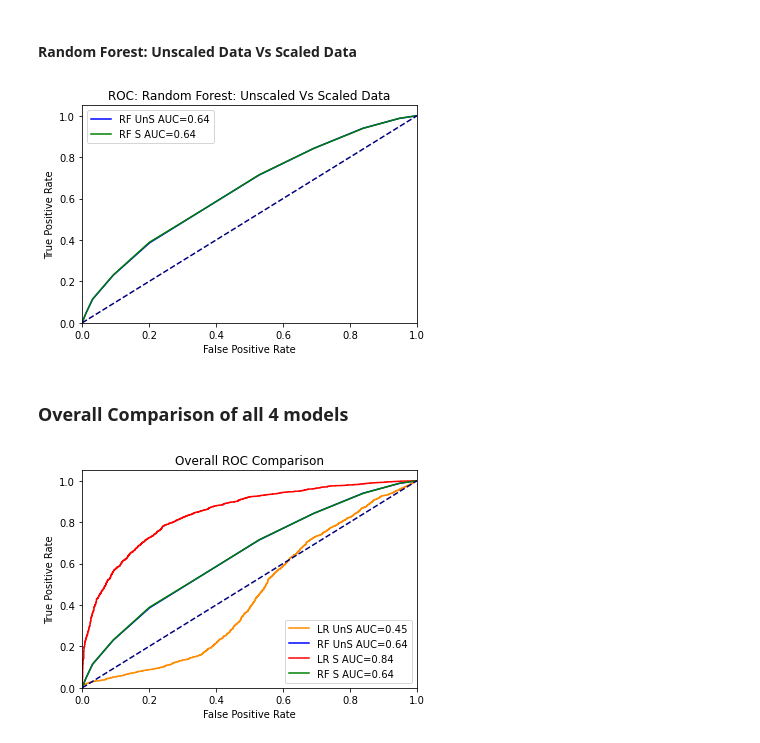
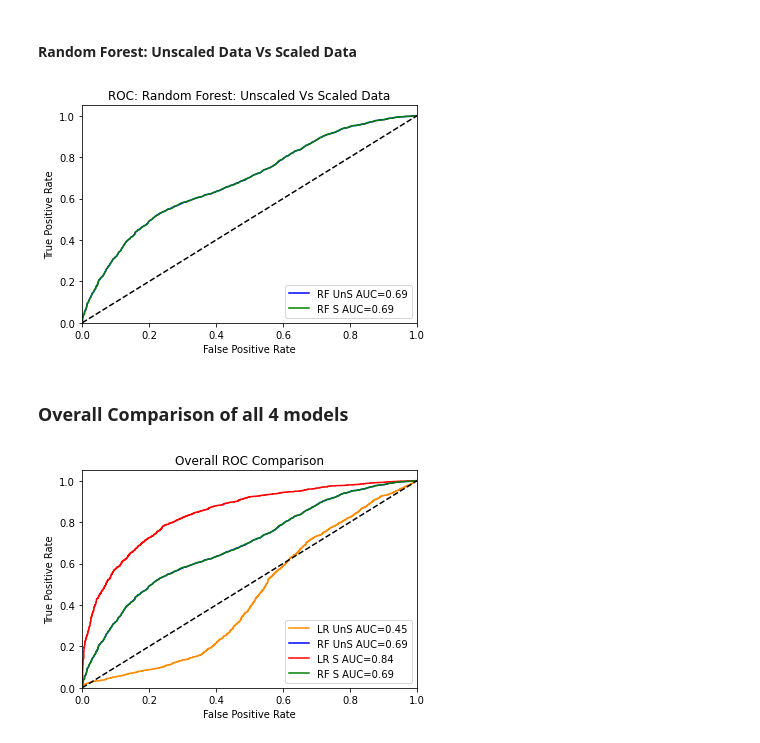
Before and after one commit to skesamsetty/Supervised-Machine-Learning-Challenge, a Jupyter notebook: Code/Credit Risk Evaluator.ipynb, the cells around one changed output. Saved outputs shown, nothing was run; the diff lists cells and outputs as text; code cells hidden in the pictures.

```diff
--- a/Code/Credit Risk Evaluator.ipynb
+++ b/Code/Credit Risk Evaluator.ipynb
@@ -339,7 +339,7 @@ weighted avg       0.52      0.52      0.49      4702
 # adding import dependencies here again for my reference.
 from sklearn.ensemble import RandomForestClassifier
 
-rf_uns_classifier = RandomForestClassifier(random_state=1, n_estimators=10).fit(X_train, y_train)
+rf_uns_classifier = RandomForestClassifier(random_state=1, n_estimators=500).fit(X_train, y_train)
 
 print("----------------------------------------------")
 print("Random Forest Classifier - Unscaled Data")
@@ -501,7 +501,7 @@ weighted avg       0.77      0.77      0.77      4702
 # Train a Random Forest Classifier model on the scaled data and print the model score
 from sklearn.ensemble import RandomForestClassifier
 
-rf_s_classifier = RandomForestClassifier(random_state=1, n_estimators=10).fit(X_train_scaled, y_train)
+rf_s_classifier = RandomForestClassifier(random_state=1, n_estimators=500).fit(X_train_scaled, y_train)
 print("----------------------------------------------")
 print("Random Forest Classifier - Scaled Data")
 print("----------------------------------------------")
@@ -648,20 +648,20 @@ plt.show()
 # %%
 # Random Forest: Unscaled Data Vs Scaled Data
 
 plt.figure()
 plt.plot(rf_uns_fpr, rf_uns_tpr, color='blue', label=rf_uns_label)
 plt.plot(rf_s_fpr, rf_s_tpr, color='green', label=rf_s_label)
-plt.plot([0, 1], [0, 1], color='navy', linestyle='--')
+plt.plot([0, 1], [0, 1], color='black', linestyle='--')
 plt.xlim([0.0, 1.0])
 plt.ylim([0.0, 1.05])
 plt.xlabel('False Positive Rate')
 plt.ylabel('True Positive Rate')
 plt.title('ROC: Random Forest: Unscaled Vs Scaled Data')
-plt.legend()
-plt.savefig("../Images/RandomForestClassifier-Unscaled Vs Scaled.png")
+plt.legend(loc = 'lower right')
+plt.savefig("../Images/RandomForestClassifier-Unscaled-Vs-Scaled.png")
 plt.show()
 # %% [output]
-[figure, old version]
+[figure, new version]
 # %% [markdown]
 ### Overall Comparison of all 4 models
 # %%
@@ -672,14 +672,14 @@ plt.plot(lr_uns_fpr, lr_uns_tpr, color='darkorange', label=lr_uns_label)
 plt.plot(rf_uns_fpr, rf_uns_tpr, color='blue', label=rf_uns_label)
 plt.plot(lr_s_fpr, lr_s_tpr, color='red', label=lr_s_label)
 plt.plot(rf_s_fpr, rf_s_tpr, color='green', label=rf_s_label)
-plt.plot([0, 1], [0, 1], color='navy', linestyle='--')
+plt.plot([0, 1], [0, 1], color='black', linestyle='--')
 plt.xlim([0.0, 1.0])
 plt.ylim([0.0, 1.05])
 plt.xlabel('False Positive Rate')
 plt.ylabel('True Positive Rate')
 plt.title('Overall ROC Comparison')
-plt.legend()
-plt.savefig("../Images/Overall ROC Comparison.png")
+plt.legend(loc = 'lower right')
+plt.savefig("../Images/Overall-ROC-Comparison.png")
 plt.show()
 # %% [output]
-[figure, old version]
+[figure, new version]
```
Also changed, not shown: parts of 11 cells of this notebook, 23 other files.
